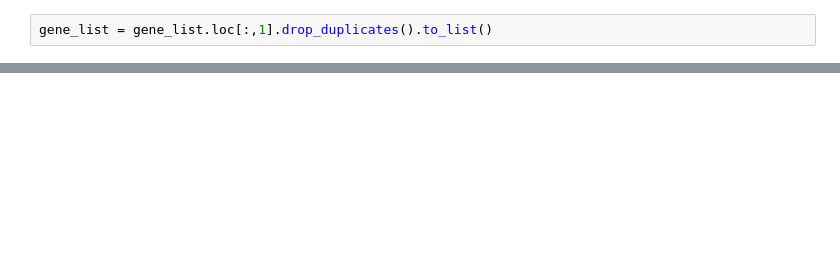
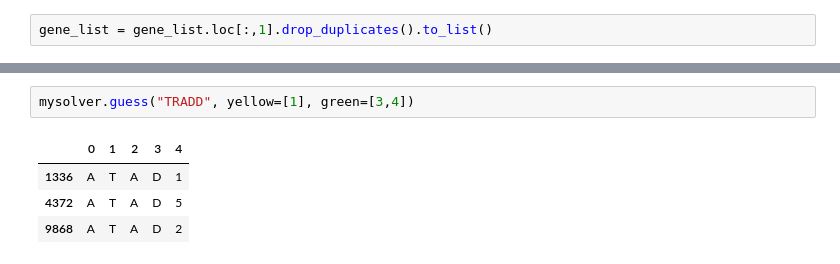
Before and after one commit to ajveltri22/genele_solver, a Jupyter notebook: genele_solver.ipynb, the cells around one changed output, grey strips where cells are left out. Cells and saved outputs as stored; diff of their text form; blank space fills up the shorter version.

```diff
--- a/genele_solver.ipynb
+++ b/genele_solver.ipynb
@@ -102,0 +146,7 @@ mysolver.guess("MXRA8", yellow=[4], green=[3])
+# %%
+mysolver.guess("TRADD", yellow=[1], green=[3,4])
+# %% [output]
+|  | 0 | 1 | 2 | 3 | 4 |
+| 1336 | A | T | A | D | 1 |
+| 4372 | A | T | A | D | 5 |
+| 9868 | A | T | A | D | 2 |
```
Also changed, not shown: parts of 11 cells of this notebook, 1 other file.
